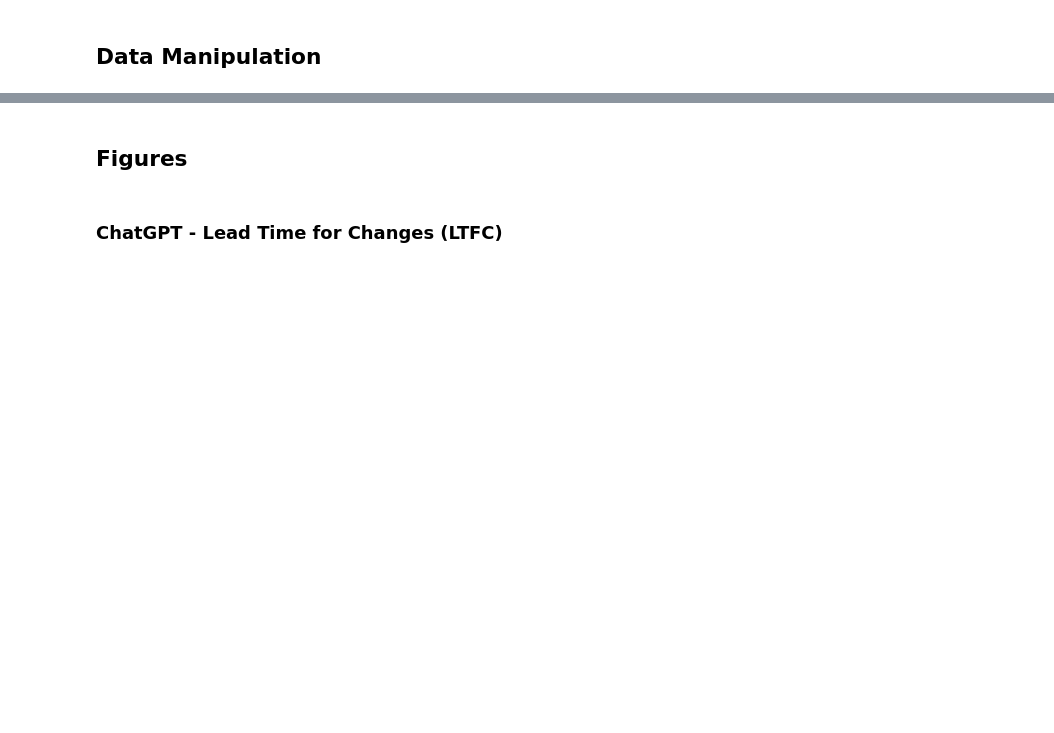
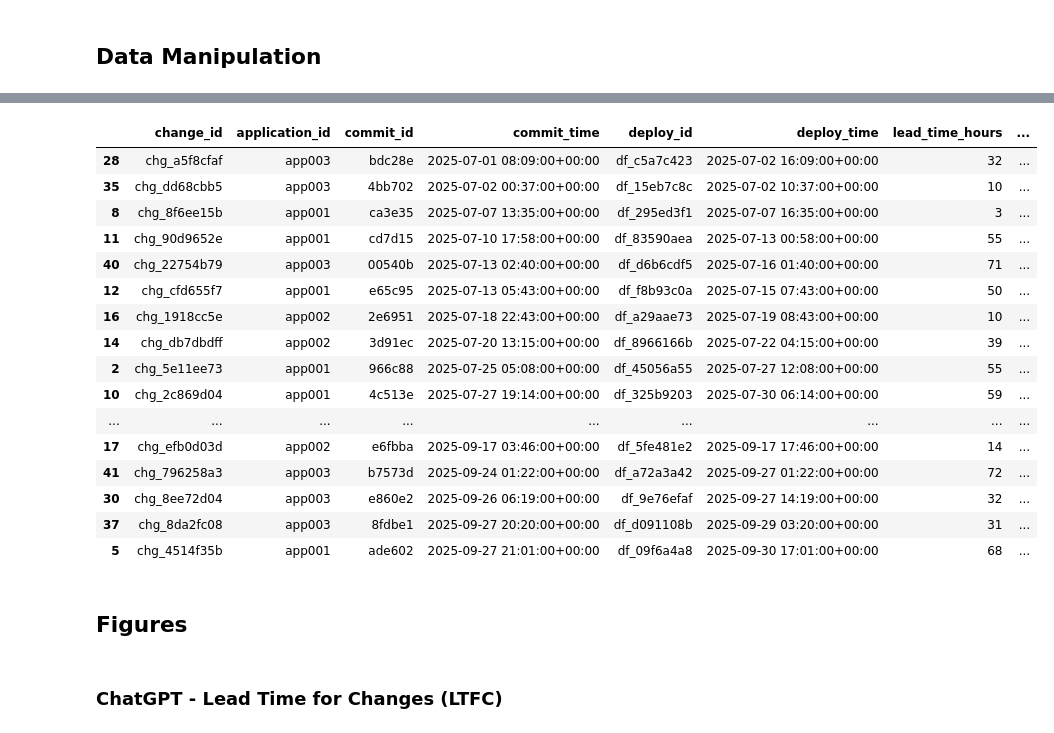
Before and after one commit to ingeniousideas/bpp_module2_project, a Jupyter notebook: jupyter/dora_lead.ipynb, the cells around one changed output, grey strips where cells are left out. Cells and saved outputs as stored; diff of their text form; code cells hidden in the pictures; blank space fills up the shorter version.

```diff
--- a/jupyter/dora_lead.ipynb
+++ b/jupyter/dora_lead.ipynb
@@ -39,19 +77,37 @@ df_lead.head(100)
 # %%
 # Add moving average column
 # https://www.geeksforgeeks.org/pandas/how-to-calculate-moving-average-in-a-pandas-dataframe/
 
 # Simple Moving Average
 df_lead["SMA"] = df_lead["lead_time_hours"].rolling(window=30).mean()
 
 # Exponential Moving Average
-df_lead["EMA"] = df_lead["lead_time_hours"].ewm(span=30).mean()
+df_lead["EMA"] = df_lead["lead_time_hours"].ewm(span=30, adjust=True).mean()
 
 # Cumulative Moving Average
 df_lead["CMA"] = df_lead["lead_time_hours"].expanding().mean()
 
 df_lead.sort_values(by=["commit_time"], inplace=True)
 
 df_lead.head(100)
+# %% [output]
+|  | change_id | application_id | commit_id | commit_time | deploy_id | deploy_time | lead_time_hours | ... |
+| 28 | chg_a5f8cfaf | app003 | bdc28e | 2025-07-01 08:09:00+00:00 | df_c5a7c423 | 2025-07-02 16:09:00+00:00 | 32 | ... |
+| 35 | chg_dd68cbb5 | app003 | 4bb702 | 2025-07-02 00:37:00+00:00 | df_15eb7c8c | 2025-07-02 10:37:00+00:00 | 10 | ... |
+| 8 | chg_8f6ee15b | app001 | ca3e35 | 2025-07-07 13:35:00+00:00 | df_295ed3f1 | 2025-07-07 16:35:00+00:00 | 3 | ... |
+| 11 | chg_90d9652e | app001 | cd7d15 | 2025-07-10 17:58:00+00:00 | df_83590aea | 2025-07-13 00:58:00+00:00 | 55 | ... |
+| 40 | chg_22754b79 | app003 | 00540b | 2025-07-13 02:40:00+00:00 | df_d6b6cdf5 | 2025-07-16 01:40:00+00:00 | 71 | ... |
+| 12 | chg_cfd655f7 | app001 | e65c95 | 2025-07-13 05:43:00+00:00 | df_f8b93c0a | 2025-07-15 07:43:00+00:00 | 50 | ... |
+| 16 | chg_1918cc5e | app002 | 2e6951 | 2025-07-18 22:43:00+00:00 | df_a29aae73 | 2025-07-19 08:43:00+00:00 | 10 | ... |
+| 14 | chg_db7dbdff | app002 | 3d91ec | 2025-07-20 13:15:00+00:00 | df_8966166b | 2025-07-22 04:15:00+00:00 | 39 | ... |
+| 2 | chg_5e11ee73 | app001 | 966c88 | 2025-07-25 05:08:00+00:00 | df_45056a55 | 2025-07-27 12:08:00+00:00 | 55 | ... |
+| 10 | chg_2c869d04 | app001 | 4c513e | 2025-07-27 19:14:00+00:00 | df_325b9203 | 2025-07-30 06:14:00+00:00 | 59 | ... |
+| ... | ... | ... | ... | ... | ... | ... | ... | ... |
+| 17 | chg_efb0d03d | app002 | e6fbba | 2025-09-17 03:46:00+00:00 | df_5fe481e2 | 2025-09-17 17:46:00+00:00 | 14 | ... |
+| 41 | chg_796258a3 | app003 | b7573d | 2025-09-24 01:22:00+00:00 | df_a72a3a42 | 2025-09-27 01:22:00+00:00 | 72 | ... |
+| 30 | chg_8ee72d04 | app003 | e860e2 | 2025-09-26 06:19:00+00:00 | df_9e76efaf | 2025-09-27 14:19:00+00:00 | 32 | ... |
+| 37 | chg_8da2fc08 | app003 | 8fdbe1 | 2025-09-27 20:20:00+00:00 | df_d091108b | 2025-09-29 03:20:00+00:00 | 31 | ... |
+| 5 | chg_4514f35b | app001 | ade602 | 2025-09-27 21:01:00+00:00 | df_09f6a4a8 | 2025-09-30 17:01:00+00:00 | 68 | ... |
 # %% [markdown]
 ## Figures
 # %% [markdown]
```
Also changed, not shown: parts of 3 cells of this notebook, 3 other files.
